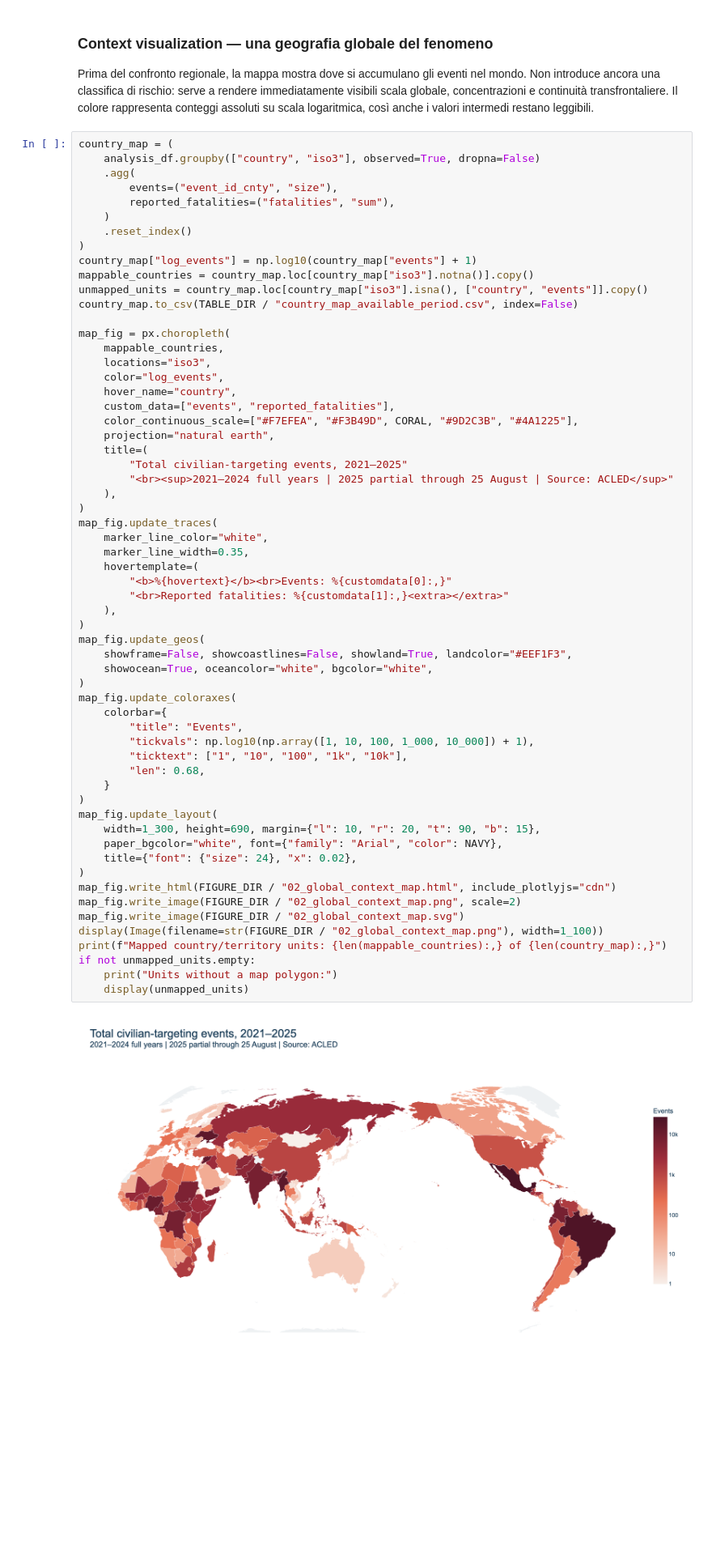
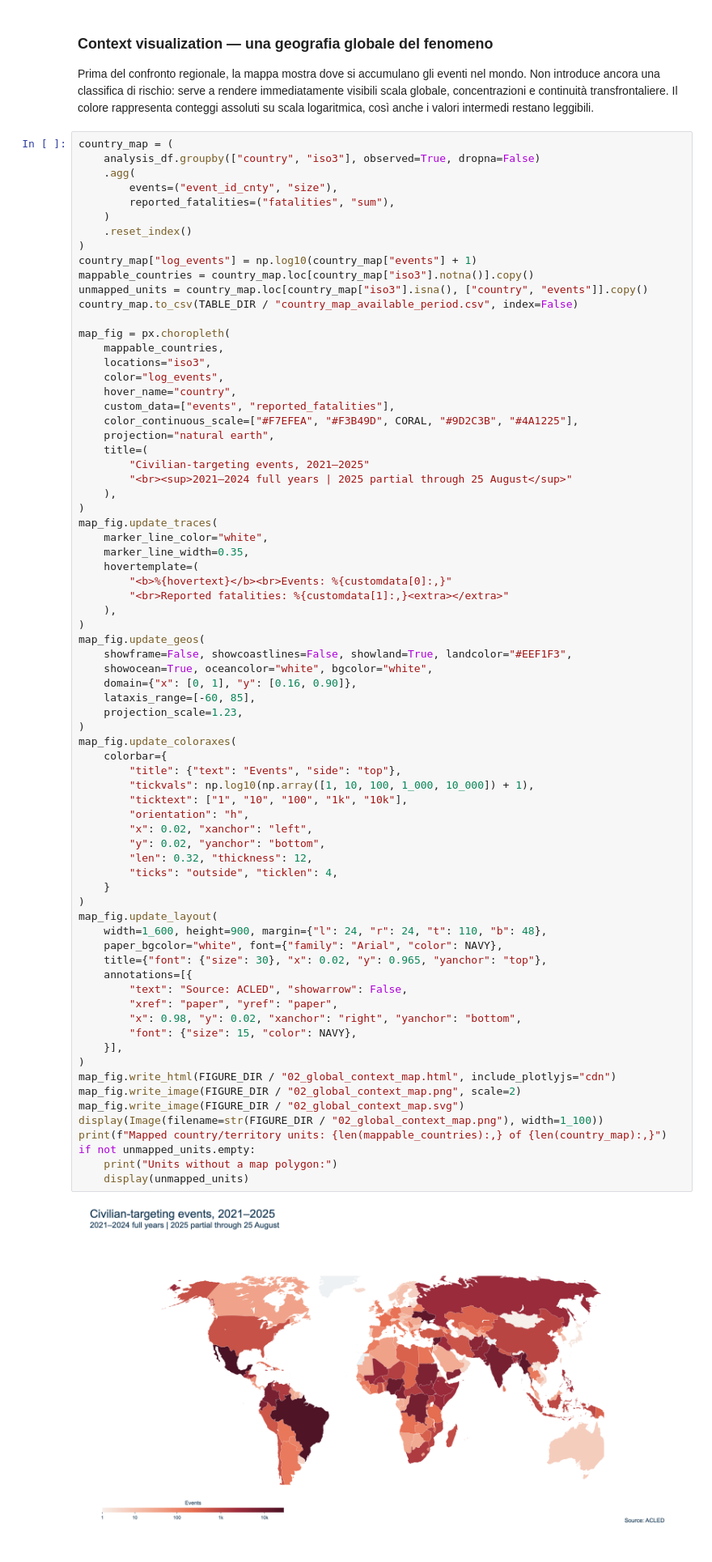
Before and after one commit to nikswh/datavisualization-project, a Jupyter notebook: 02_acled_eda.ipynb, the cells around one changed output. Shown at 81% size. Saved outputs shown, nothing was run; the diff lists cells and outputs as text; blank space fills up the shorter version.

```diff
--- a/02_acled_eda.ipynb
+++ b/02_acled_eda.ipynb
@@ -175,45 +175,58 @@ map_fig = px.choropleth(
     color_continuous_scale=["#F7EFEA", "#F3B49D", CORAL, "#9D2C3B", "#4A1225"],
     projection="natural earth",
     title=(
-        "Total civilian-targeting events, 2021–2025"
-        "<br><sup>2021–2024 full years | 2025 partial through 25 August | Source: ACLED</sup>"
+        "Civilian-targeting events, 2021–2025"
+        "<br><sup>2021–2024 full years | 2025 partial through 25 August</sup>"
     ),
 )
 map_fig.update_traces(
     marker_line_color="white",
     marker_line_width=0.35,
     hovertemplate=(
         "<b>%{hovertext}</b><br>Events: %{customdata[0]:,}"
         "<br>Reported fatalities: %{customdata[1]:,}<extra></extra>"
     ),
 )
 map_fig.update_geos(
     showframe=False, showcoastlines=False, showland=True, landcolor="#EEF1F3",
     showocean=True, oceancolor="white", bgcolor="white",
+    domain={"x": [0, 1], "y": [0.16, 0.90]},
+    lataxis_range=[-60, 85],
+    projection_scale=1.23,
 )
 map_fig.update_coloraxes(
     colorbar={
-        "title": "Events",
+        "title": {"text": "Events", "side": "top"},
         "tickvals": np.log10(np.array([1, 10, 100, 1_000, 10_000]) + 1),
         "ticktext": ["1", "10", "100", "1k", "10k"],
-        "len": 0.68,
+        "orientation": "h",
+        "x": 0.02, "xanchor": "left",
+        "y": 0.02, "yanchor": "bottom",
+        "len": 0.32, "thickness": 12,
+        "ticks": "outside", "ticklen": 4,
     }
 )
 map_fig.update_layout(
-    width=1_300, height=690, margin={"l": 10, "r": 20, "t": 90, "b": 15},
+    width=1_600, height=900, margin={"l": 24, "r": 24, "t": 110, "b": 48},
     paper_bgcolor="white", font={"family": "Arial", "color": NAVY},
-    title={"font": {"size": 24}, "x": 0.02},
+    title={"font": {"size": 30}, "x": 0.02, "y": 0.965, "yanchor": "top"},
+    annotations=[{
+        "text": "Source: ACLED", "showarrow": False,
+        "xref": "paper", "yref": "paper",
+        "x": 0.98, "y": 0.02, "xanchor": "right", "yanchor": "bottom",
+        "font": {"size": 15, "color": NAVY},
+    }],
 )
 map_fig.write_html(FIGURE_DIR / "02_global_context_map.html", include_plotlyjs="cdn")
 map_fig.write_image(FIGURE_DIR / "02_global_context_map.png", scale=2)
 map_fig.write_image(FIGURE_DIR / "02_global_context_map.svg")
 display(Image(filename=str(FIGURE_DIR / "02_global_context_map.png"), width=1_100))
 print(f"Mapped country/territory units: {len(mappable_countries):,} of {len(country_map):,}")
 if not unmapped_units.empty:
     print("Units without a map polygon:")
     display(unmapped_units)
 # %% [output]
-[figure, old version]
+[figure, new version]
 Mapped country/territory units: 186 of 190
 Units without a map polygon:
 |  | country | events |
```
